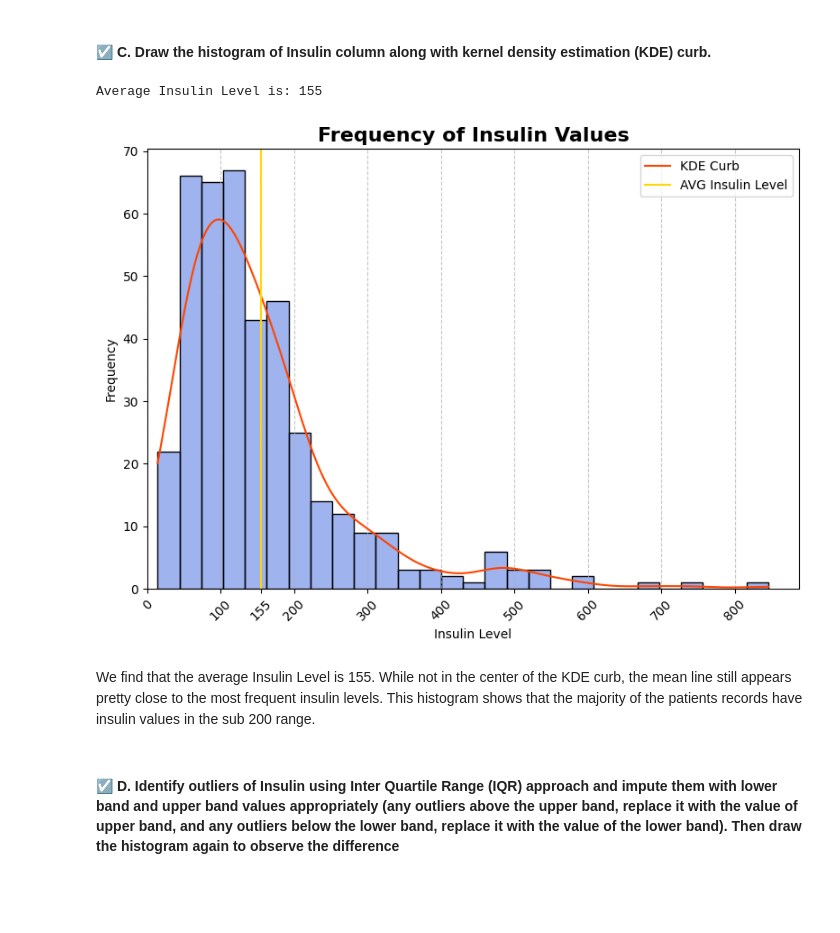
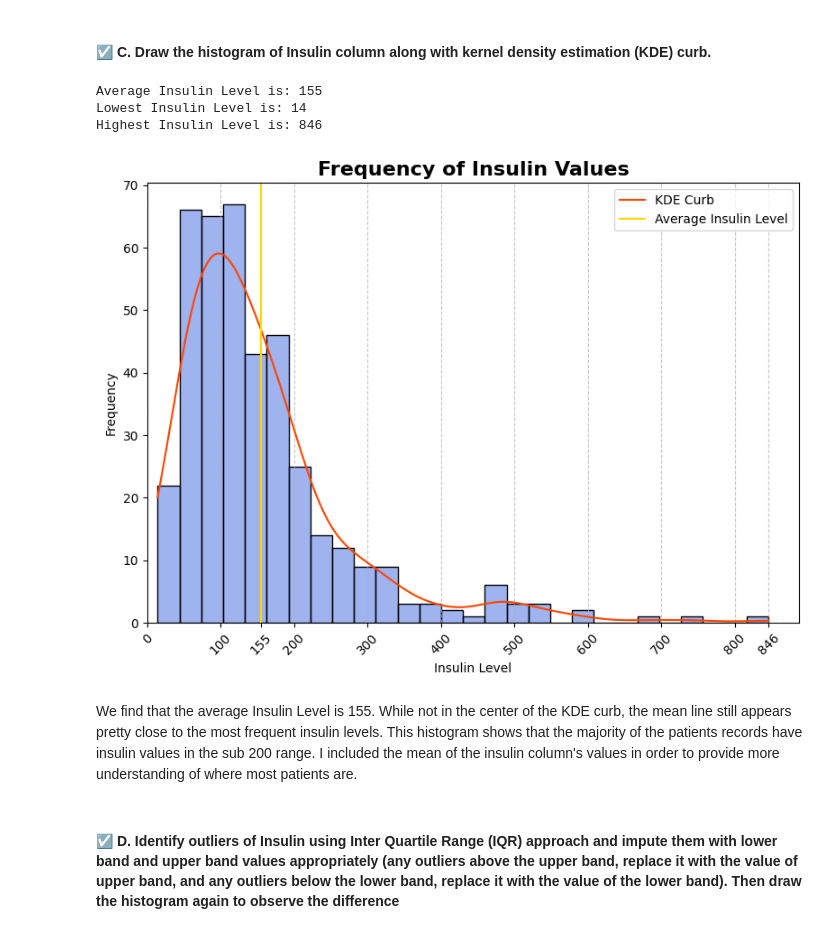
Before and after one commit to dandex200/COMP40370_Data_Mining, a Jupyter notebook: Practical_1/practical_01_B.ipynb, the cells around one changed output. Cells and saved outputs as stored; diff of their text form; code cells hidden in the pictures; blank space fills up the shorter version.

```diff
--- a/Practical_1/practical_01_B.ipynb
+++ b/Practical_1/practical_01_B.ipynb
@@ -78,34 +78,41 @@ df_2 has 384 less rows than the original dataframe (df).
 The dataframe "df_2" has now been created in order to preserve the original dataset. All rows with an Insulin value of 0 have been removed in this new dataframe. A total of 384 rows were removed.
 # %% [markdown]
 #### &#x2611; C. Draw the histogram of Insulin column along with kernel density estimation (KDE) curb.
-# %%
-print("Average Insulin Level is: %d" % (df_2['Insulin'].mean()))
-# %% [output]
-Average Insulin Level is: 155
+# %%
+avg_insulin = df_2['Insulin'].mean()
+print("Average Insulin Level is: %d" % (avg_insulin))
+lowest_insulin = df_2['Insulin'].min()
+print("Lowest Insulin Level is: %d" % (lowest_insulin))
+highest_insulin = df_2['Insulin'].max()
+print("Highest Insulin Level is: %d" % (highest_insulin))
+# %% [output]
+Average Insulin Level is: 155
+Lowest Insulin Level is: 14
+Highest Insulin Level is: 846
 # %%
 # Plot 1
 fig_1, ax_1 = plt.subplots(figsize=(8,6)) #Subplots
 
 ax_1 = sns.histplot(df_2["Insulin"], color='royalblue', kde=True) #Define Histogram
 ax_1.lines[0].set_color('orangered') #Set the first line's (KDE curb) color
 ax_1.lines[0].set_label('KDE Curb') #
-ax_1.axvline(df_2['Insulin'].mean(), color='gold', label='AVG Insulin Level')
+ax_1.axvline(df_2['Insulin'].mean(), color='gold', label='Average Insulin Level')
 plt.xlabel('Insulin Level')
 plt.ylabel('Frequency')
 plt.title('')
 plt.legend()
 ax_1.set_title('Frequency of Insulin Values', fontweight='bold', fontsize=16)
 ax_1.set_xlim(left=0)
 ax_1.grid(axis='x', linestyle='--', alpha=0.7)
-xticks = [0, 100, df_2['Insulin'].mean(), 200, 300, 400, 500, 600, 700, 800]
-xtick_labels = ['0', '100', '155', '200', '300', '400', '500', '600', '700', '800']
+xticks = [0, 100, avg_insulin, 200, 300, 400, 500, 600, 700, 800, highest_insulin]
+xtick_labels = ['0', '100', '155', '200', '300', '400', '500', '600', '700', '800', '846']
 plt.xticks(xticks, xtick_labels, rotation=45)
 fig_1.tight_layout()
 plt.show()
 # %% [output]
-[figure, old version]
+[figure, new version]
 # %% [markdown]
-We find that the average Insulin Level is 155. While not in the center of the KDE curb, the mean line still appears pretty close to the most frequent insulin levels. This histogram shows that the majority of the patients records have insulin values in the sub 200 range.
+We find that the average Insulin Level is 155. While not in the center of the KDE curb, the mean line still appears pretty close to the most frequent insulin levels. This histogram shows that the majority of the patients records have insulin values in the sub 200 range. I included the mean of the insulin column's values in order to provide more understanding of where most patients are.
 # %% [markdown]
 #### &#x2611; D. Identify outliers of Insulin using Inter Quartile Range (IQR) approach and impute them with lower band and upper band values appropriately (any outliers above the upper band, replace it with the value of upper band, and any outliers below the lower band, replace it with the value of the lower band). Then draw the histogram again to observe the difference
 # %% [markdown]
```
Also changed, not shown: parts of 13 cells of this notebook.
